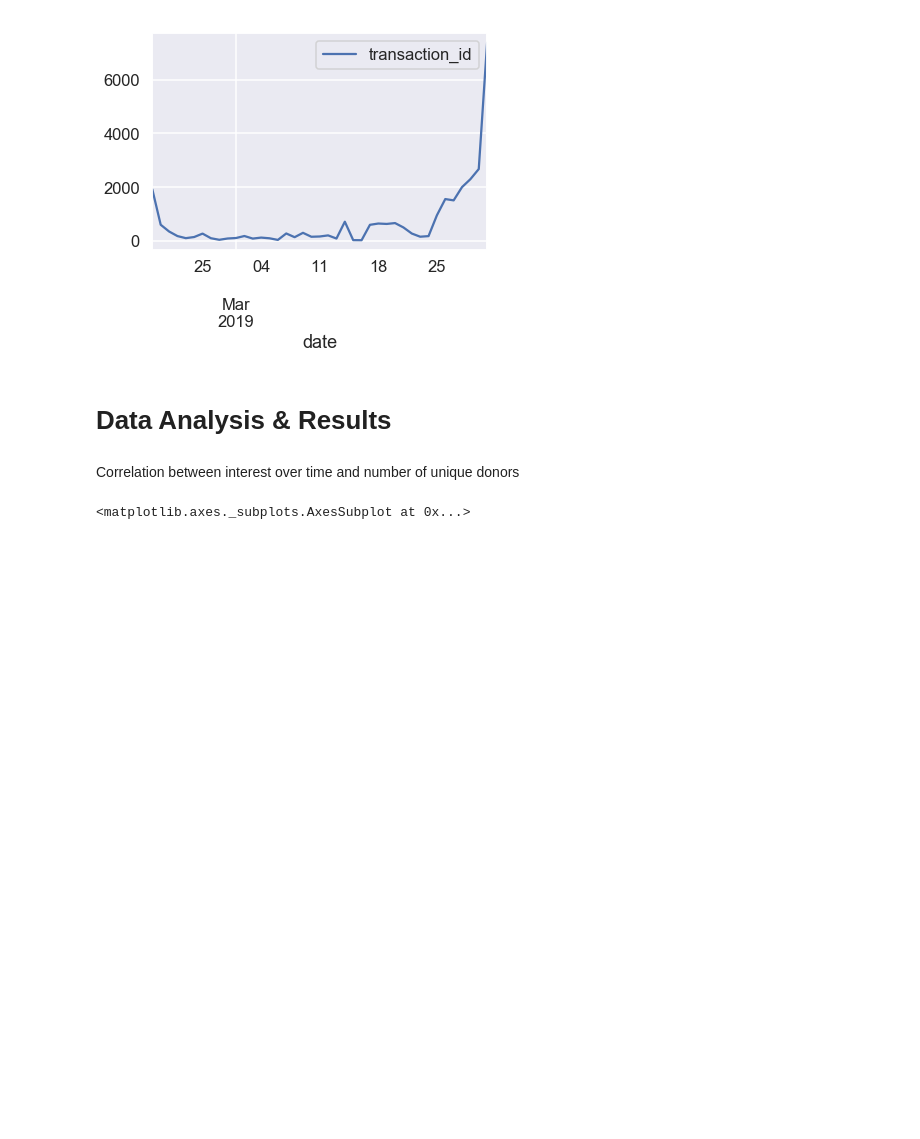
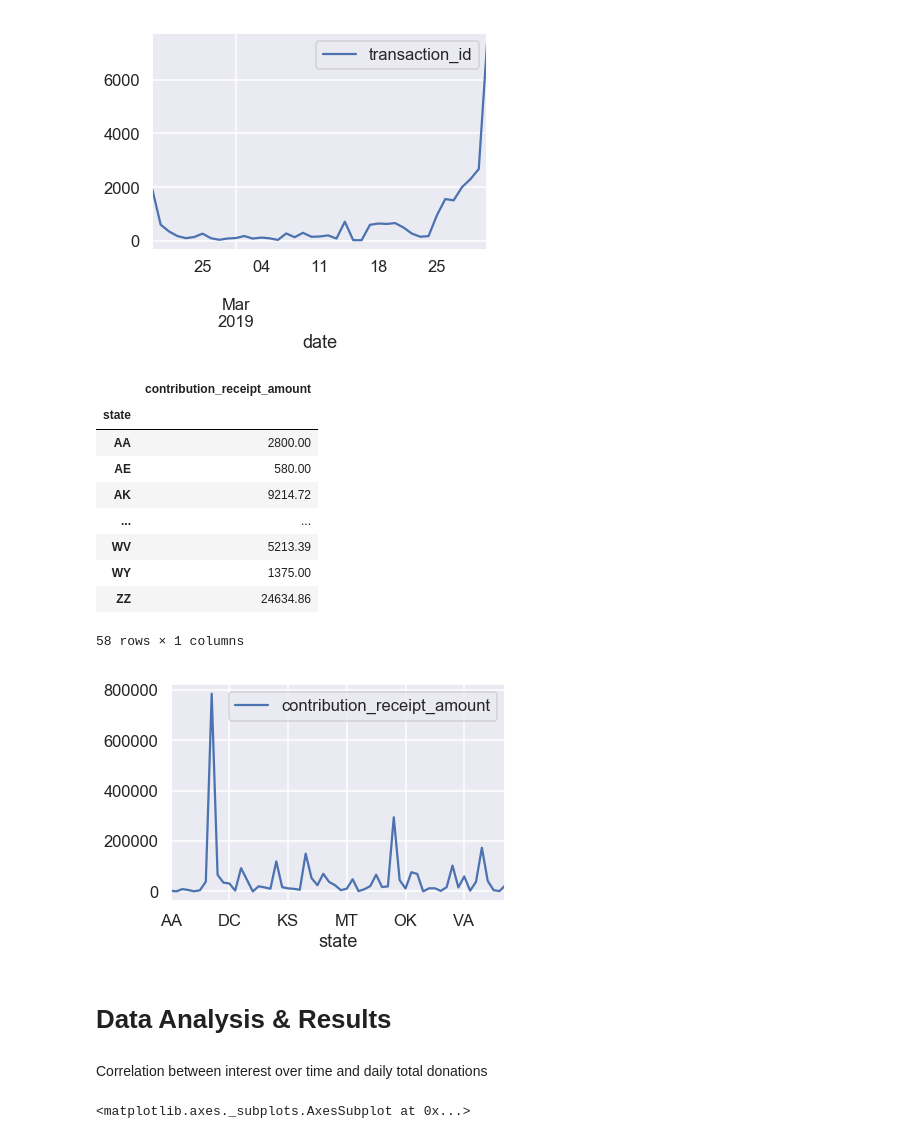
Before and after one commit to kaichinshih/COGS108_PoliticsAddicts, a Jupyter notebook: Final Project.ipynb, the cells around one changed output. Drawn from its saved outputs; the diff is of its cells as text; code cells hidden in the pictures; blank space fills up the shorter version.

```diff
--- a/Final Project.ipynb
+++ b/Final Project.ipynb
@@ -103,10 +103,27 @@ dfBSDonors.plot()
 # %% [output]
 <matplotlib.axes._subplots.AxesSubplot at 0x...>
 [figure]
+# %%
+dfBSStates = pd.pivot_table(dfBSFEC, index=['contributor_state'],values=["contribution_receipt_amount"],aggfunc=np.sum)
+dfBSStates.index.names = ['state']
+dfBSStates.plot()
+dfBSStates
+# %% [output]
+|  | contribution_receipt_amount |
+| state |  |
+| AA | 2800.00 |
+| AE | 580.00 |
+| AK | 9214.72 |
+| ... | ... |
+| WV | 5213.39 |
+| WY | 1375.00 |
+| ZZ | 24634.86 |
+58 rows × 1 columns
+[figure, added]
 # %% [markdown]
 # Data Analysis & Results
 # %% [markdown]
-Correlation between interest over time and number of unique donors
+Correlation between interest over time and daily total donations
 # %%
 merged = (pd.merge(dfBSAmount, dfBSTrend, how='outer', on='date'))
 merged = merged.dropna()
```
Also changed, not shown: parts of 3 cells of this notebook, 1 other file.
